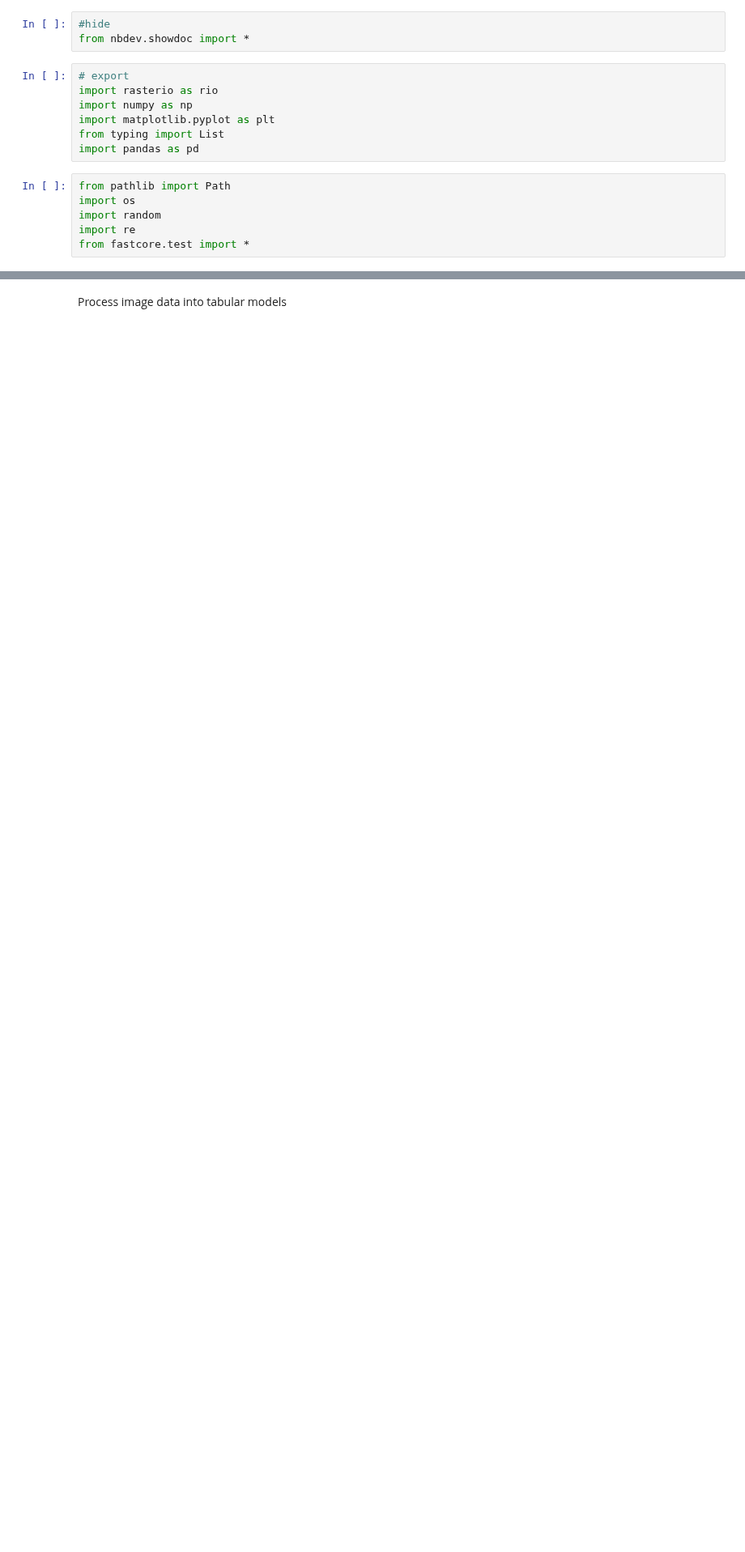
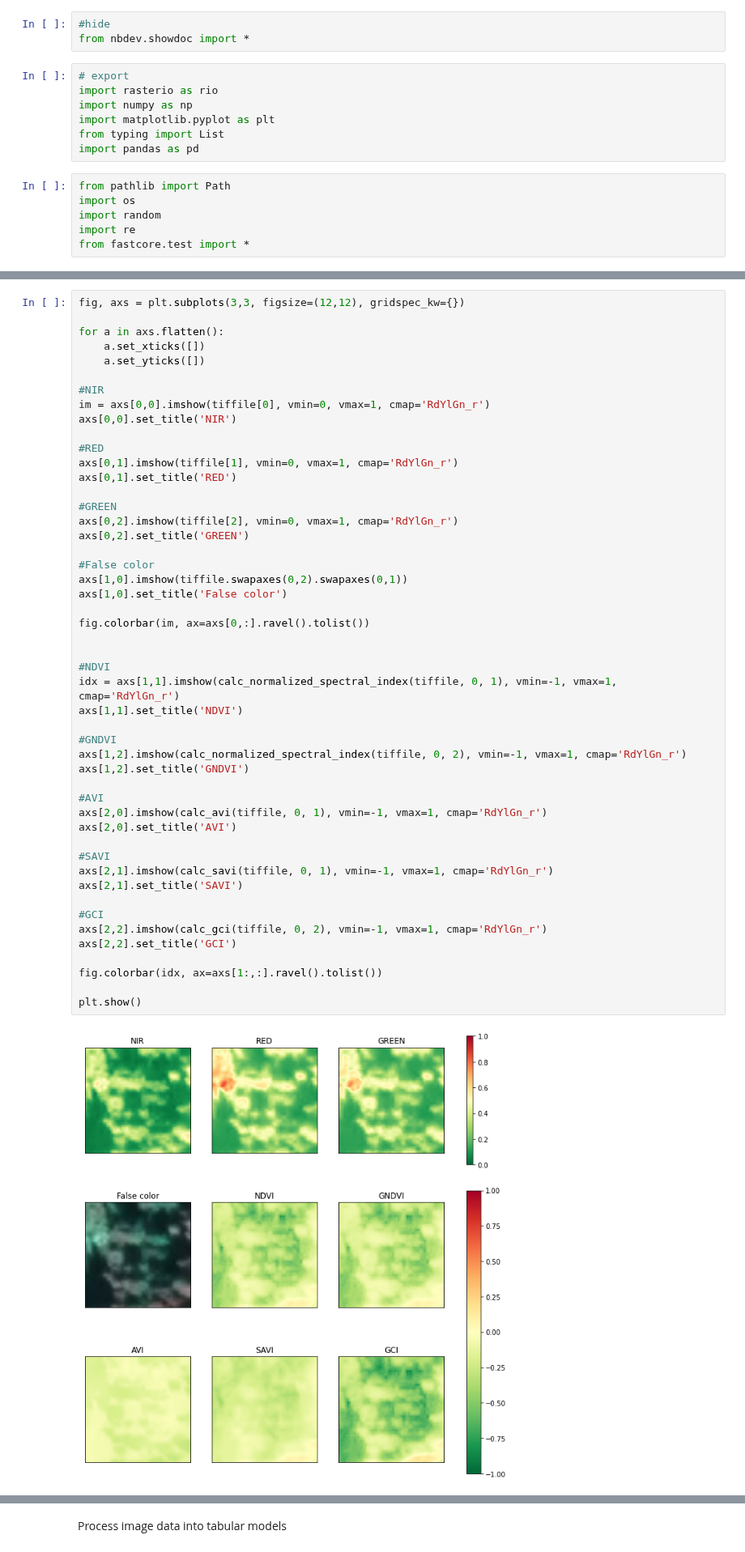
Before and after one commit to mayrajeo/enveco, a Jupyter notebook: nbs/00_image.ipynb, the cells around one changed output, grey strips where cells are left out. Shown at 81% size. Drawn from its saved outputs; the diff is of its cells as text; blank space fills up the shorter version.

```diff
--- a/nbs/00_image.ipynb
+++ b/nbs/00_image.ipynb
@@ -83,3 +69,54 @@ def calc_savi(im:np.ndarray, nir:int, red:int, l:float=0.5) -> np.ndarray:
 def calc_gci(im:np.ndarray, nir:int, green:int) -> np.ndarray:
     "Calculate Green Clorophyll Index nir/green - 1"
     return im[nir] / im[green] - 1
+# %%
+fig, axs = plt.subplots(3,3, figsize=(12,12), gridspec_kw={})
+
+for a in axs.flatten():
+    a.set_xticks([])
+    a.set_yticks([])
+
+#NIR
+im = axs[0,0].imshow(tiffile[0], vmin=0, vmax=1, cmap='RdYlGn_r')
+axs[0,0].set_title('NIR')
+
+#RED
+axs[0,1].imshow(tiffile[1], vmin=0, vmax=1, cmap='RdYlGn_r')
+axs[0,1].set_title('RED')
+
+#GREEN
+axs[0,2].imshow(tiffile[2], vmin=0, vmax=1, cmap='RdYlGn_r')
+axs[0,2].set_title('GREEN')
+
+#False color
+axs[1,0].imshow(tiffile.swapaxes(0,2).swapaxes(0,1))
+axs[1,0].set_title('False color')
+
+fig.colorbar(im, ax=axs[0,:].ravel().tolist())
+
+
+#NDVI
+idx = axs[1,1].imshow(calc_normalized_spectral_index(tiffile, 0, 1), vmin=-1, vmax=1, cmap='RdYlGn_r')
+axs[1,1].set_title('NDVI')
+
+#GNDVI
+axs[1,2].imshow(calc_normalized_spectral_index(tiffile, 0, 2), vmin=-1, vmax=1, cmap='RdYlGn_r')
+axs[1,2].set_title('GNDVI')
+
+#AVI
+axs[2,0].imshow(calc_avi(tiffile, 0, 1), vmin=-1, vmax=1, cmap='RdYlGn_r')
+axs[2,0].set_title('AVI')
+
+#SAVI
+axs[2,1].imshow(calc_savi(tiffile, 0, 1), vmin=-1, vmax=1, cmap='RdYlGn_r')
+axs[2,1].set_title('SAVI')
+
+#GCI
+axs[2,2].imshow(calc_gci(tiffile, 0, 2), vmin=-1, vmax=1, cmap='RdYlGn_r')
+axs[2,2].set_title('GCI')
+
+fig.colorbar(idx, ax=axs[1:,:].ravel().tolist())
+
+plt.show()
+# %% [output]
+[figure, added]
```
Also changed, not shown: parts of 18 cells of this notebook, 8 other files.
